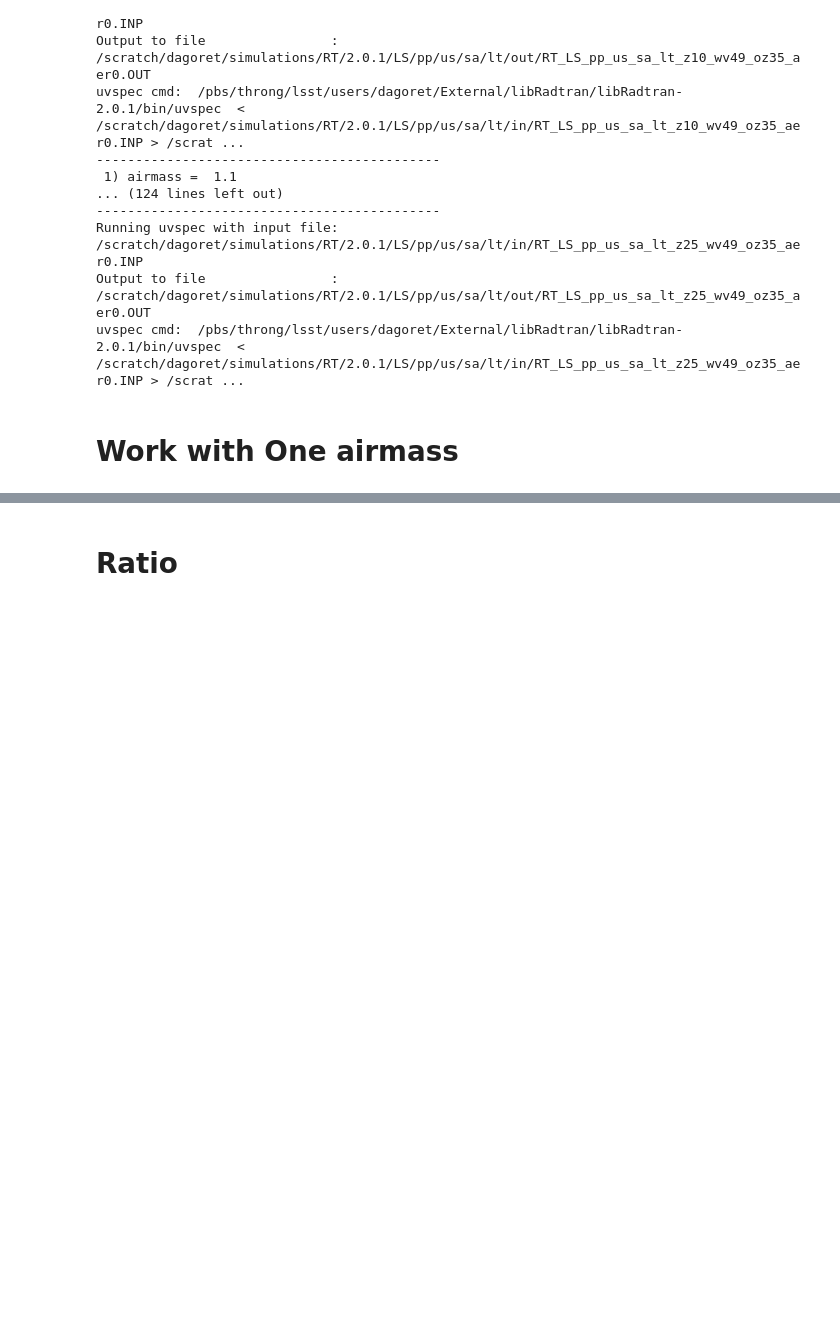
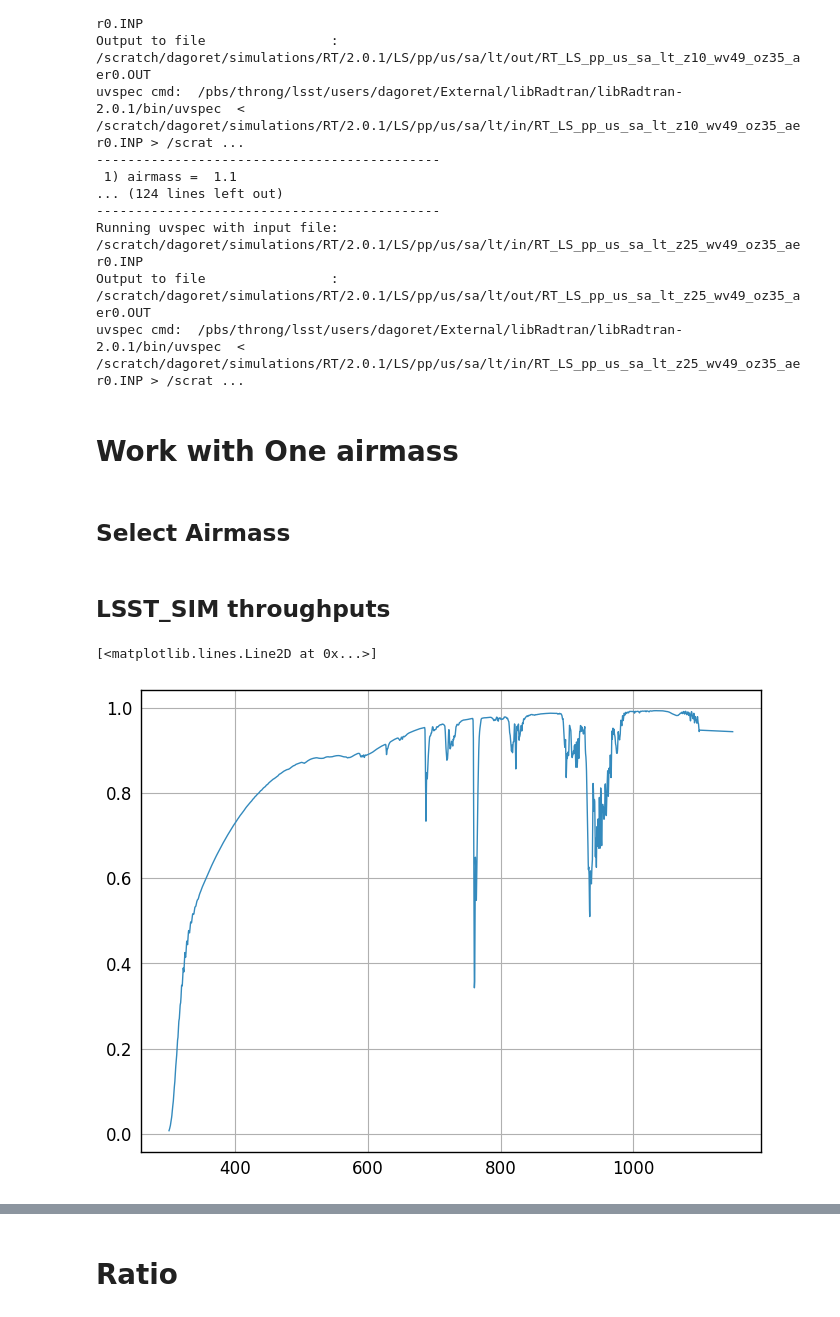
Before and after one commit to LSSTDESC/ModtranLibRadTranComp, a Jupyter notebook: CompareMTRTAtmosphericTransmissions_o2.ipynb, the cells around one changed output, grey strips where cells are left out. Drawn from its saved outputs; the diff is of its cells as text; code cells hidden in the pictures; blank space fills up the shorter version.

Commit message:
check what is a lsst_sim

```diff
--- a/CompareMTRTAtmosphericTransmissions_o2.ipynb
+++ b/CompareMTRTAtmosphericTransmissions_o2.ipynb
@@ -205,6 +214,10 @@ Output to file                :  /scratch/dagoret/simulations/RT/2.0.1/LS/pp/us/
 uvspec cmd:  /pbs/throng/lsst/users/dagoret/External/libRadtran/libRadtran-2.0.1/bin/uvspec  < /scratch/dagoret/simulations/RT/2.0.1/LS/pp/us/sa/lt/in/RT_LS_pp_us_sa_lt_z25_wv49_oz35_aer0.INP > /scrat ...
 # %% [markdown]
 # Work with One  airmass
+# %% [markdown]
+## Select Airmass
 # %%
 index_sel_airmass=2
 sel_airmass=all_airmasses[index_sel_airmass]
+# %% [markdown]
+## LSST_SIM throughputs
@@ -211,3 +228,8 @@ sel_airmass=all_airmasses[index_sel_airmass]
+# %%
+plt.plot(lsstsim_wavelen,lsstsim_sb)
+# %% [output]
+[<matplotlib.lines.Line2D at 0x...>]
+[figure, added]
 # %%
 fig = plt.figure(figsize=(16,10))
 #fig = plt.figure(figsize=(18,12))
```
Also changed, not shown: parts of 8 cells of this notebook, 3 other files.
